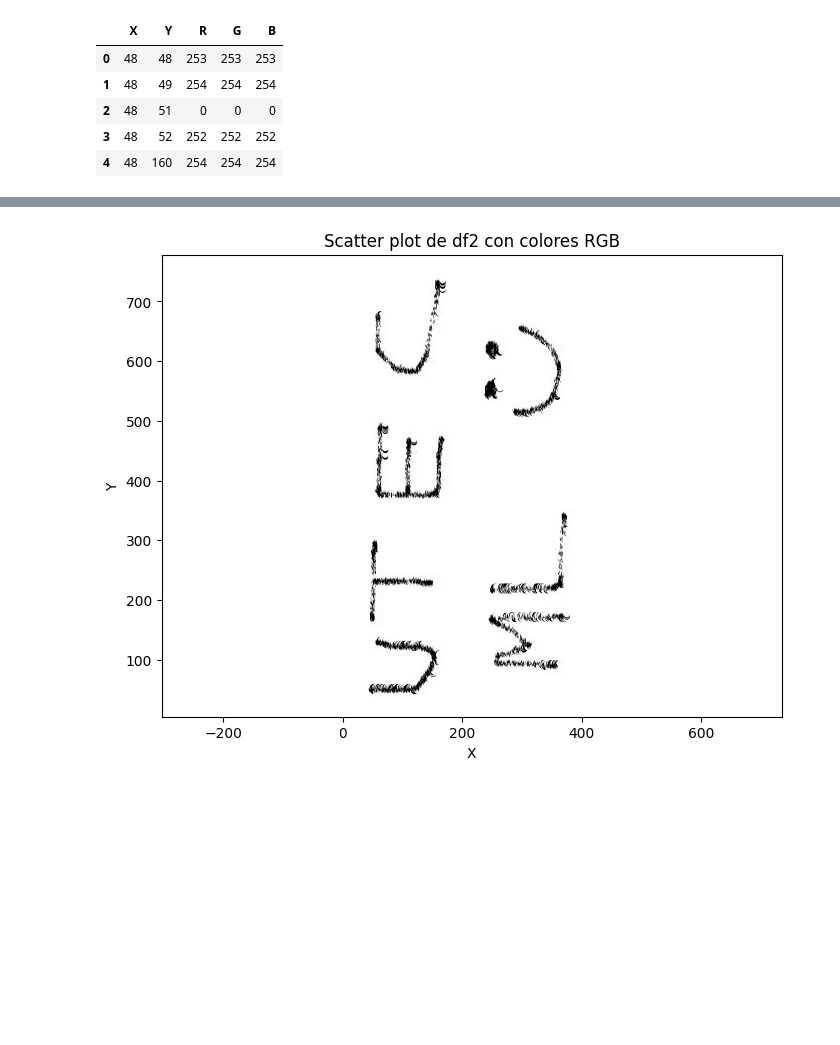
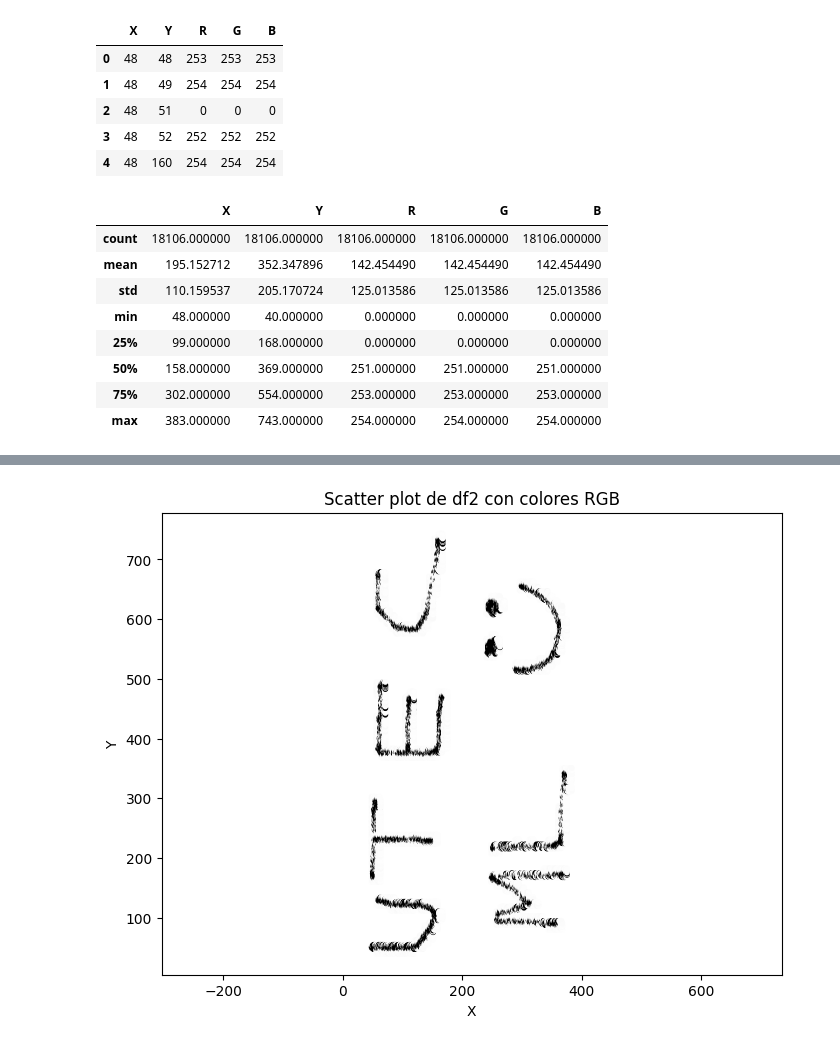
Before and after one commit to BrajanNieto/Mlearning, a Jupyter notebook: DBSCAN_Misterio.ipynb, the cells around one changed output, grey strips where cells are left out. Cells and saved outputs as stored; diff of their text form; code cells hidden in the pictures; blank space fills up the shorter version.

```diff
--- a/DBSCAN_Misterio.ipynb
+++ b/DBSCAN_Misterio.ipynb
@@ -40,3 +43,16 @@ df.head()
 | 2 | 48 | 51 | 0 | 0 | 0 |
 | 3 | 48 | 52 | 252 | 252 | 252 |
 | 4 | 48 | 160 | 254 | 254 | 254 |
+# %%
+#Describe
+df.describe()
+# %% [output]
+|  | X | Y | R | G | B |
+| count | 18106.000000 | 18106.000000 | 18106.000000 | 18106.000000 | 18106.000000 |
+| mean | 195.152712 | 352.347896 | 142.454490 | 142.454490 | 142.454490 |
+| std | 110.159537 | 205.170724 | 125.013586 | 125.013586 | 125.013586 |
+| min | 48.000000 | 40.000000 | 0.000000 | 0.000000 | 0.000000 |
+| 25% | 99.000000 | 168.000000 | 0.000000 | 0.000000 | 0.000000 |
+| 50% | 158.000000 | 369.000000 | 251.000000 | 251.000000 | 251.000000 |
+| 75% | 302.000000 | 554.000000 | 253.000000 | 253.000000 | 253.000000 |
+| max | 383.000000 | 743.000000 | 254.000000 | 254.000000 | 254.000000 |
```
Also changed, not shown: parts of 16 cells of this notebook.
